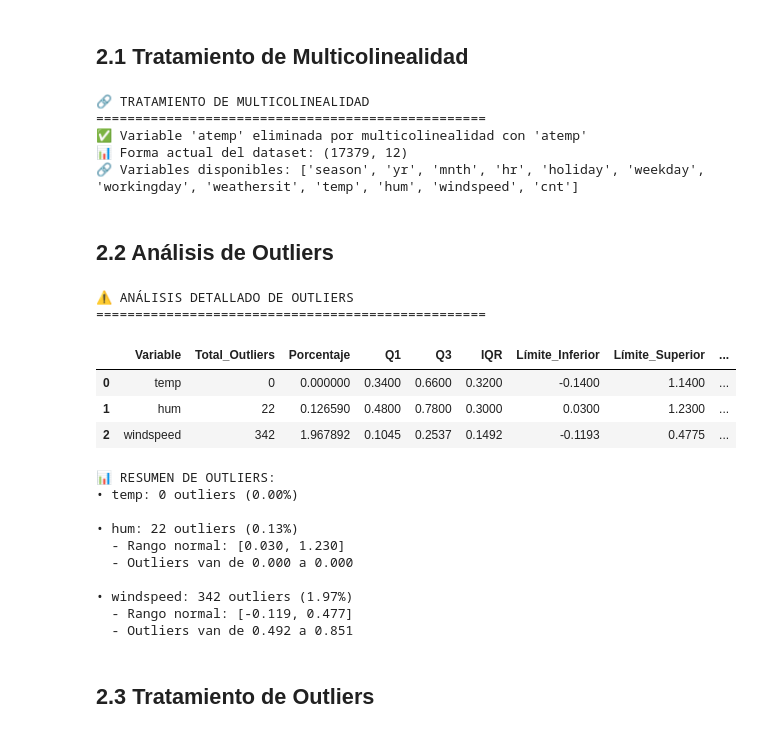
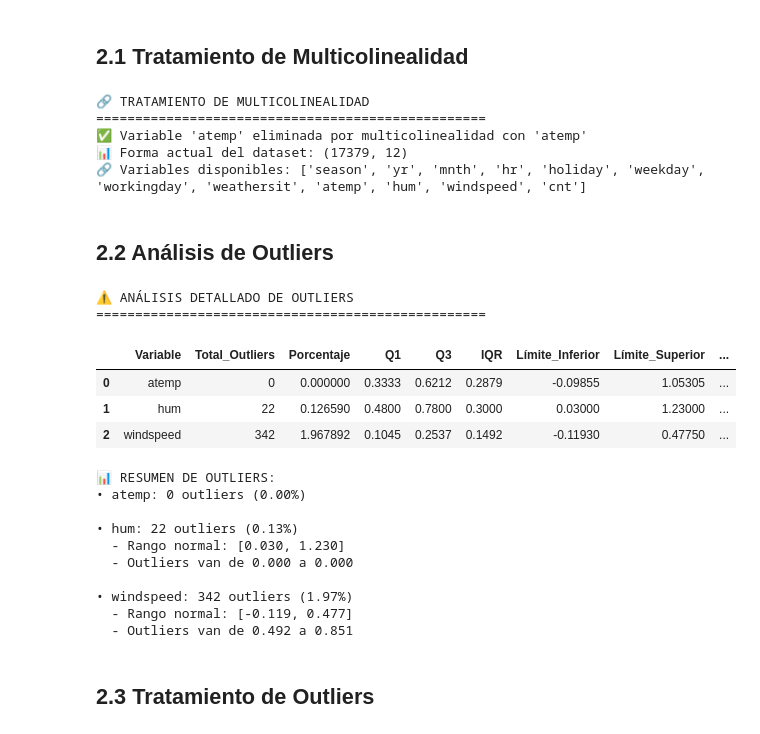
Before and after one commit to mlandaf/Proyecto_ML_2025, a Jupyter notebook: bike_sharing_regression.ipynb, the cells around one changed output. Saved outputs shown, nothing was run; the diff lists cells and outputs as text; code cells hidden in the pictures.

```diff
--- a/bike_sharing_regression.ipynb
+++ b/bike_sharing_regression.ipynb
@@ -837,8 +837,8 @@ print("🔗 TRATAMIENTO DE MULTICOLINEALIDAD")
 print("=" * 50)
 
 # Verificar si atemp existe antes de eliminarla
-if 'atemp' in df.columns:
-    df = df.drop(columns=['atemp'])
+if 'temp' in df.columns:
+    df = df.drop(columns=['temp'])
     print(f"✅ Variable 'atemp' eliminada por multicolinealidad con 'atemp'")
 else:
     print(f"ℹ️ Variable 'atemp' ya había sido eliminada previamente")
@@ -850,7 +850,7 @@ print(f"🔗 Variables disponibles: {list(df.columns)}")
 ==================================================
 ✅ Variable 'atemp' eliminada por multicolinealidad con 'atemp'
 📊 Forma actual del dataset: (17379, 12)
-🔗 Variables disponibles: ['season', 'yr', 'mnth', 'hr', 'holiday', 'weekday', 'workingday', 'weathersit', 'temp', 'hum', 'windspeed', 'cnt']
+🔗 Variables disponibles: ['season', 'yr', 'mnth', 'hr', 'holiday', 'weekday', 'workingday', 'weathersit', 'atemp', 'hum', 'windspeed', 'cnt']
 # %% [markdown]
 ## 2.2 Análisis de Outliers
 # %%
@@ -889,31 +889,31 @@ def analyze_outliers(df, columns):
 # %%
 # 2.2 Análisis detallado de outliers en variables numéricas
 print("⚠️ ANÁLISIS DETALLADO DE OUTLIERS")
 print("=" * 50)
 
 # Variables numéricas para análisis de outliers
-numeric_variables = ['temp', 'hum', 'windspeed']
+numeric_variables = ['atemp', 'hum', 'windspeed']
 
 # Realizar análisis de outliers
 outliers_df = analyze_outliers(df, numeric_variables)
 display(outliers_df)
 
 print("\n📊 RESUMEN DE OUTLIERS:")
 for _, row in outliers_df.iterrows():
     print(f"• {row['Variable']}: {row['Total_Outliers']} outliers ({row['Porcentaje']:.2f}%)")
     if row['Total_Outliers'] > 0:
         print(f"  - Rango normal: [{row['Límite_Inferior']:.3f}, {row['Límite_Superior']:.3f}]")
         print(f"  - Outliers van de {row['Min_Outlier']:.3f} a {row['Max_Outlier']:.3f}")
     print()
 # %% [output]
 ⚠️ ANÁLISIS DETALLADO DE OUTLIERS
 ==================================================
 |  | Variable | Total_Outliers | Porcentaje | Q1 | Q3 | IQR | Límite_Inferior | Límite_Superior | ... |
-| 0 | temp | 0 | 0.000000 | 0.3400 | 0.6600 | 0.3200 | -0.1400 | 1.1400 | ... |
-| 1 | hum | 22 | 0.126590 | 0.4800 | 0.7800 | 0.3000 | 0.0300 | 1.2300 | ... |
-| 2 | windspeed | 342 | 1.967892 | 0.1045 | 0.2537 | 0.1492 | -0.1193 | 0.4775 | ... |
+| 0 | atemp | 0 | 0.000000 | 0.3333 | 0.6212 | 0.2879 | -0.09855 | 1.05305 | ... |
+| 1 | hum | 22 | 0.126590 | 0.4800 | 0.7800 | 0.3000 | 0.03000 | 1.23000 | ... |
+| 2 | windspeed | 342 | 1.967892 | 0.1045 | 0.2537 | 0.1492 | -0.11930 | 0.47750 | ... |
 📊 RESUMEN DE OUTLIERS:
-• temp: 0 outliers (0.00%)
+• atemp: 0 outliers (0.00%)
 
 • hum: 22 outliers (0.13%)
   - Rango normal: [0.030, 1.230]
```
Also changed, not shown: parts of 9 cells of this notebook.
